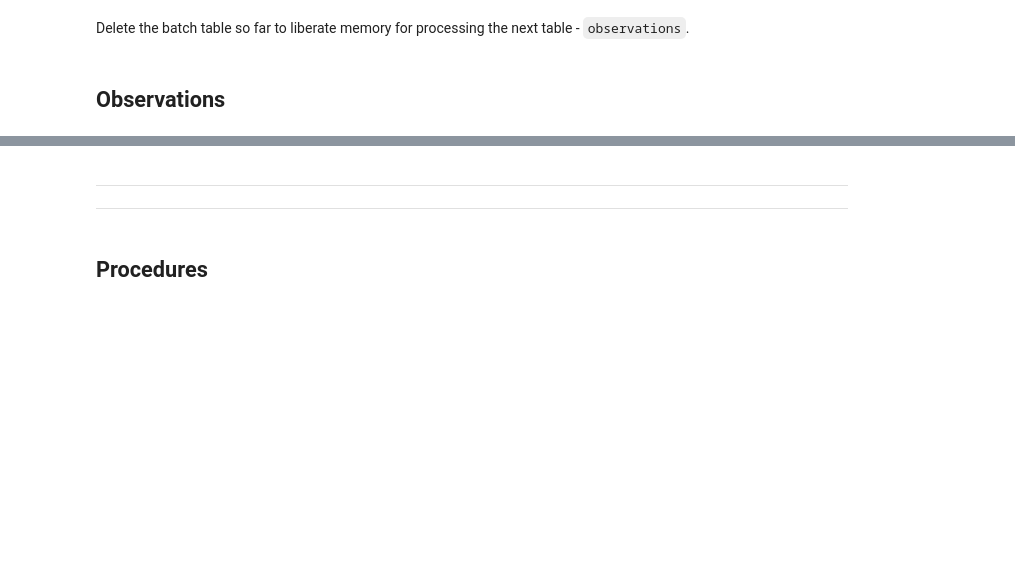
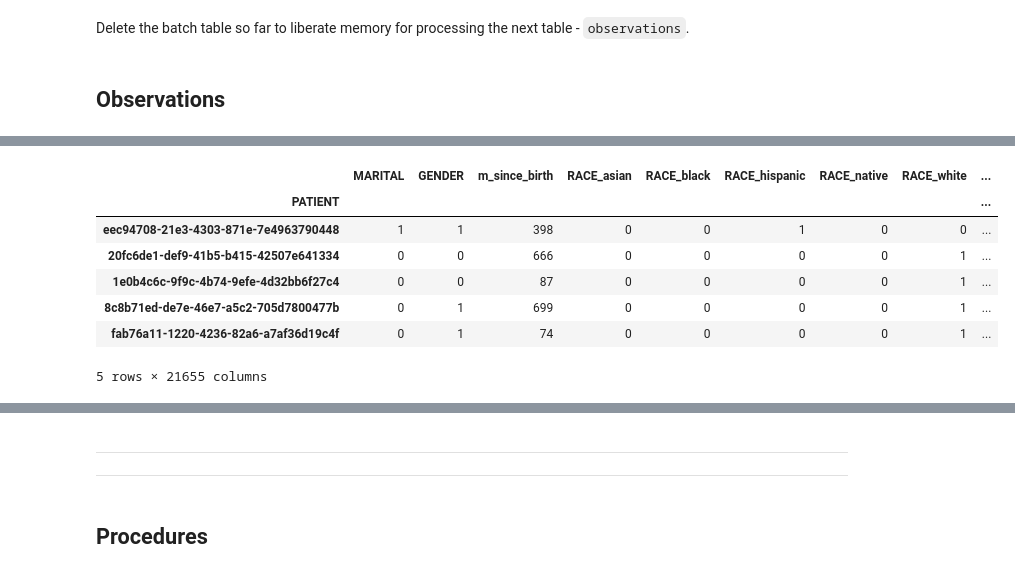
Before and after one commit to VassilDim/Prediabetes_MedRecords_RNN, a Jupyter notebook: 2_Consolidate_data_batch1.ipynb, the cells around one changed output, grey strips where cells are left out. Cells and saved outputs as stored; diff of their text form; code cells hidden in the pictures; blank space fills up the shorter version.

Commit message:
Batch1 data merged for encounters

```diff
--- a/2_Consolidate_data_batch1.ipynb
+++ b/2_Consolidate_data_batch1.ipynb
@@ -243,5 +280,15 @@ display(observations.head())
 # %%
 batch = pd.read_pickle('batch1.pkl')
+display(batch.head())
+# %% [output]
+|  | MARITAL | GENDER | m_since_birth | RACE_asian | RACE_black | RACE_hispanic | RACE_native | RACE_white | ... |
+| PATIENT |  |  |  |  |  |  |  |  | ... |
+| eec94708-21e3-4303-871e-7e4963790448 | 1 | 1 | 398 | 0 | 0 | 1 | 0 | 0 | ... |
+| 20fc6de1-def9-41b5-b415-42507e641334 | 0 | 0 | 666 | 0 | 0 | 0 | 0 | 1 | ... |
+| 1e0b4c6c-9f9c-4b74-9efe-4d32bb6f27c4 | 0 | 0 | 87 | 0 | 0 | 0 | 0 | 1 | ... |
+| 8c8b71ed-de7e-46e7-a5c2-705d7800477b | 0 | 1 | 699 | 0 | 0 | 0 | 0 | 1 | ... |
+| fab76a11-1220-4236-82a6-a7af36d19c4f | 0 | 1 | 74 | 0 | 0 | 0 | 0 | 1 | ... |
+5 rows × 21655 columns
 # %%
 cols2exclude = list(batch.columns)
 # %%
```
Also changed, not shown: parts of 19 cells of this notebook.
